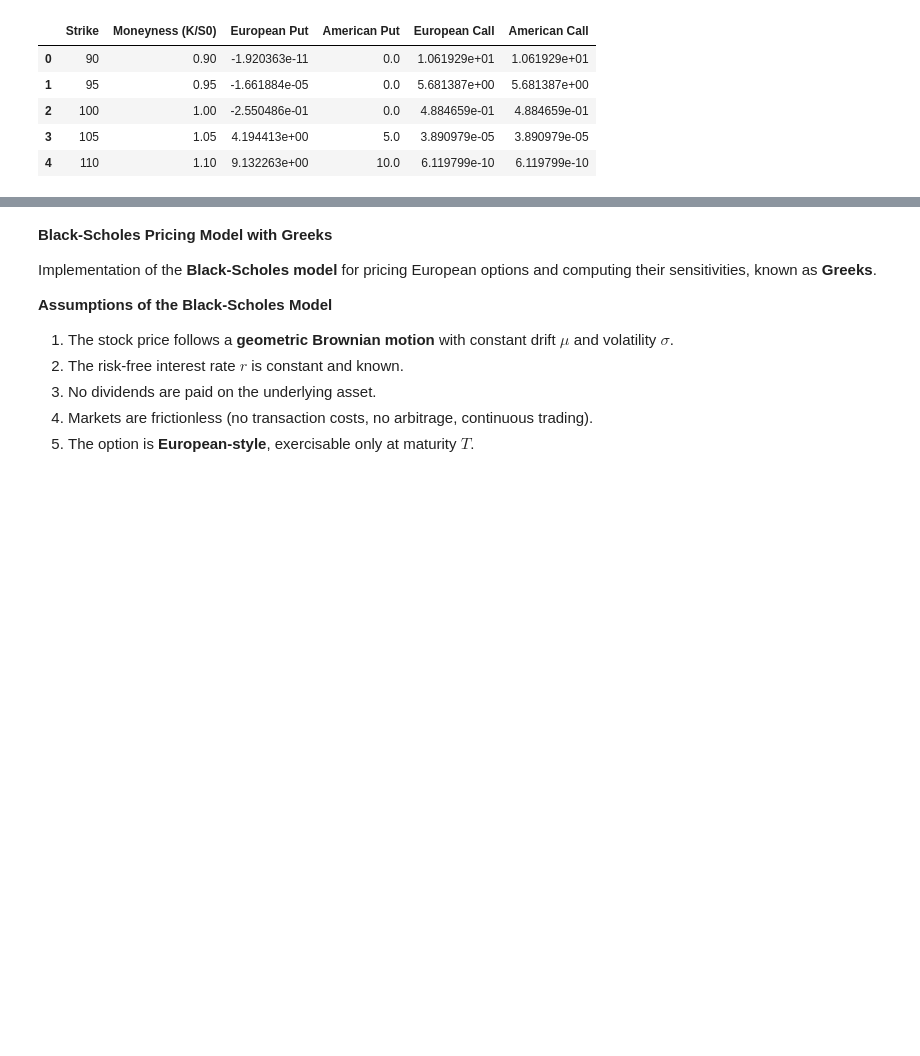
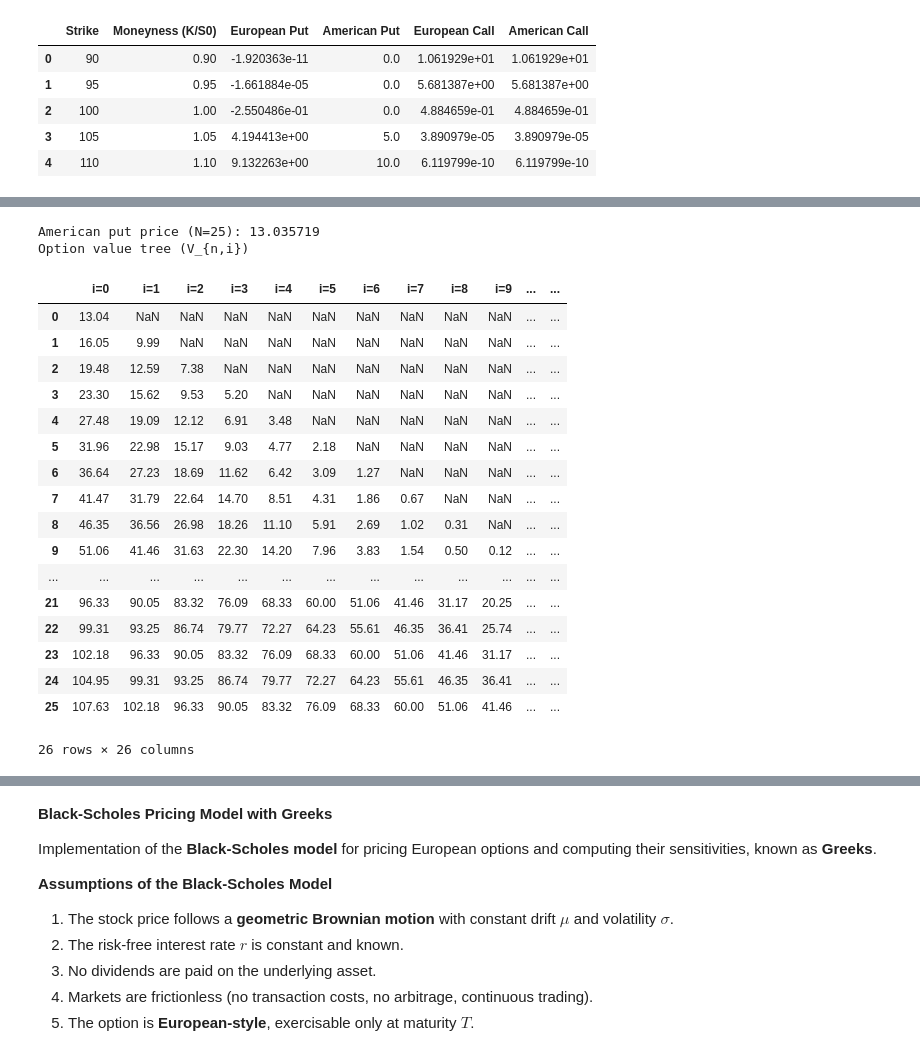
Before and after one commit to jamesolayinka/Quantitative-Finance-Playground, a Jupyter notebook: options_pricing.ipynb, the cells around one changed output, grey strips where cells are left out. Drawn from its saved outputs; the diff is of its cells as text; code cells hidden in the pictures; blank space fills up the shorter version.

```diff
--- a/options_pricing.ipynb
+++ b/options_pricing.ipynb
@@ -451,0 +592,48 @@ European & American Option Prices (Trinomial Tree)
+# %%
+
+# Price American put by backward induction
+
+value = [[0.0]*(n+1) for n in range(N+1)]
+# Terminal payoffs
+for i in range(N+1):
+    value[N][i] = max(K - stock[N][i], 0.0)
+
+# Backward induction with early exercise check
+for n in range(N-1, -1, -1):
+    for i in range(n+1):
+        cont = discount * (p * value[n+1][i+1] + (1-p) * value[n+1][i])
+        exercise = max(K - stock[n][i], 0.0)
+        value[n][i] = max(exercise, cont)
+
+american_put_price = value[0][0]
+print(f"American put price (N={N}): {american_put_price:.6f}")
+
+# Convert value tree to DataFrame
+value_table = pd.DataFrame(index=range(N+1), columns=[f"i={i}" for i in range(N+1)], dtype=float)
+for n in range(N+1):
+    for i in range(n+1):
+        value_table.at[n, f"i={i}"] = value[n][i]
+print("Option value tree (V_{n,i})")
+
+value_table.round(2)
+# %% [output]
+American put price (N=25): 13.035719
+Option value tree (V_{n,i})
+|  | i=0 | i=1 | i=2 | i=3 | i=4 | i=5 | i=6 | i=7 | i=8 | i=9 | ... | ... |
+| 0 | 13.04 | NaN | NaN | NaN | NaN | NaN | NaN | NaN | NaN | NaN | ... | ... |
+| 1 | 16.05 | 9.99 | NaN | NaN | NaN | NaN | NaN | NaN | NaN | NaN | ... | ... |
+| 2 | 19.48 | 12.59 | 7.38 | NaN | NaN | NaN | NaN | NaN | NaN | NaN | ... | ... |
+| 3 | 23.30 | 15.62 | 9.53 | 5.20 | NaN | NaN | NaN | NaN | NaN | NaN | ... | ... |
+| 4 | 27.48 | 19.09 | 12.12 | 6.91 | 3.48 | NaN | NaN | NaN | NaN | NaN | ... | ... |
+| 5 | 31.96 | 22.98 | 15.17 | 9.03 | 4.77 | 2.18 | NaN | NaN | NaN | NaN | ... | ... |
+| 6 | 36.64 | 27.23 | 18.69 | 11.62 | 6.42 | 3.09 | 1.27 | NaN | NaN | NaN | ... | ... |
+| 7 | 41.47 | 31.79 | 22.64 | 14.70 | 8.51 | 4.31 | 1.86 | 0.67 | NaN | NaN | ... | ... |
+| 8 | 46.35 | 36.56 | 26.98 | 18.26 | 11.10 | 5.91 | 2.69 | 1.02 | 0.31 | NaN | ... | ... |
+| 9 | 51.06 | 41.46 | 31.63 | 22.30 | 14.20 | 7.96 | 3.83 | 1.54 | 0.50 | 0.12 | ... | ... |
+| ... | ... | ... | ... | ... | ... | ... | ... | ... | ... | ... | ... | ... |
+| 21 | 96.33 | 90.05 | 83.32 | 76.09 | 68.33 | 60.00 | 51.06 | 41.46 | 31.17 | 20.25 | ... | ... |
+| 22 | 99.31 | 93.25 | 86.74 | 79.77 | 72.27 | 64.23 | 55.61 | 46.35 | 36.41 | 25.74 | ... | ... |
+| 23 | 102.18 | 96.33 | 90.05 | 83.32 | 76.09 | 68.33 | 60.00 | 51.06 | 41.46 | 31.17 | ... | ... |
+| 24 | 104.95 | 99.31 | 93.25 | 86.74 | 79.77 | 72.27 | 64.23 | 55.61 | 46.35 | 36.41 | ... | ... |
+| 25 | 107.63 | 102.18 | 96.33 | 90.05 | 83.32 | 76.09 | 68.33 | 60.00 | 51.06 | 41.46 | ... | ... |
+26 rows × 26 columns
```
Also changed, not shown: parts of 9 cells of this notebook.
